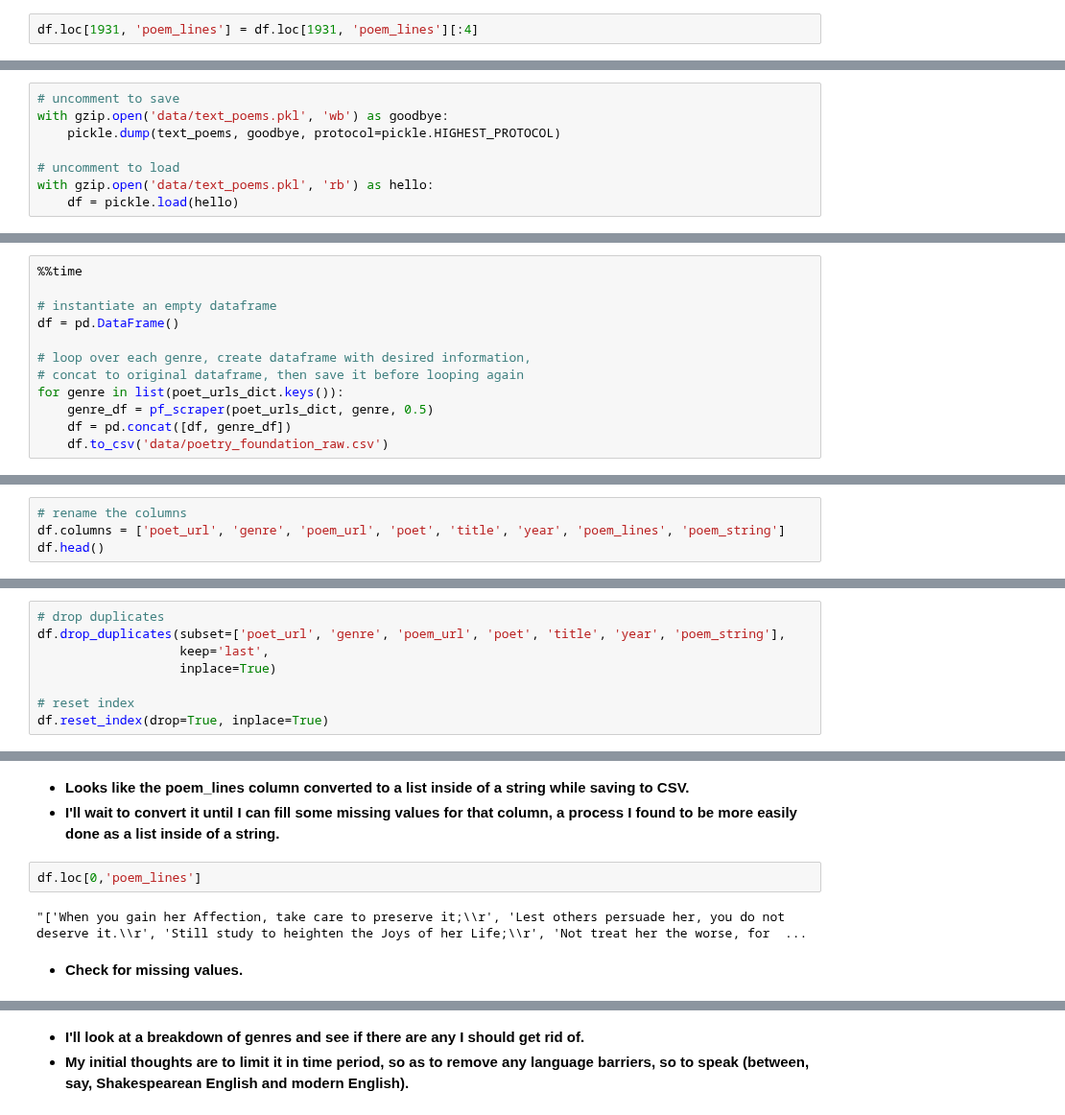
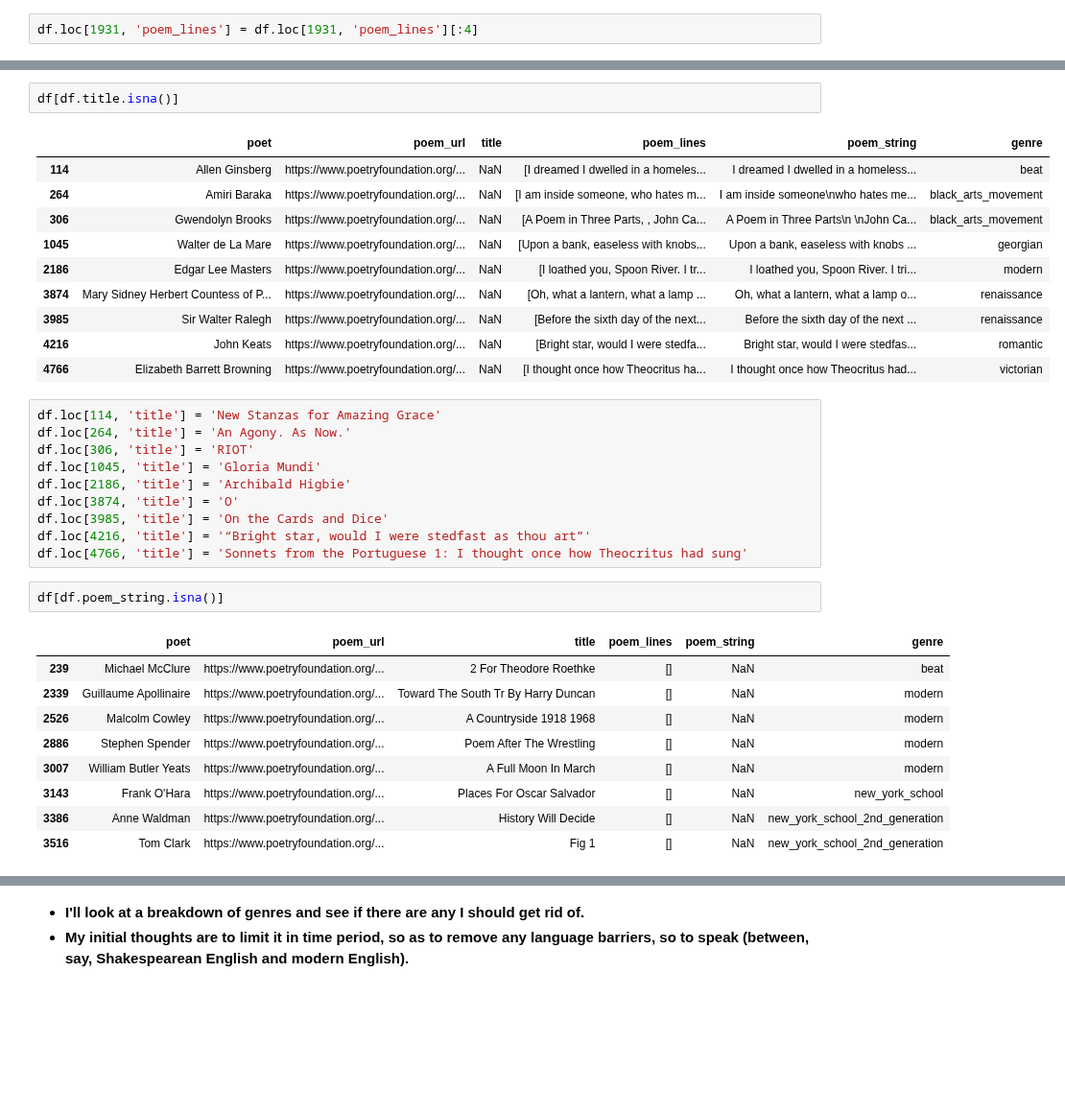
Before and after one commit to p-szymo/poetry_genre_classifier, a Jupyter notebook: 02_data_cleaning.ipynb, the cells around one changed output, grey strips where cells are left out. Shown at 96% size. Drawn from its saved outputs; the diff is of its cells as text; blank space fills up the shorter version.

Commit message:
add rescraper function, drop nans, begin cleanup

```diff
--- a/02_data_cleaning.ipynb
+++ b/02_data_cleaning.ipynb
@@ -1225,8 +406,0 @@ pd.read_csv('data/text_poems.csv', index_col=0)
-# %%
-# uncomment to save
-with gzip.open('data/text_poems.pkl', 'wb') as goodbye:
-    pickle.dump(text_poems, goodbye, protocol=pickle.HIGHEST_PROTOCOL)
-
-# uncomment to load
-with gzip.open('data/text_poems.pkl', 'rb') as hello:
-    df = pickle.load(hello)
@@ -1408,12 +406,0 @@ len(poet_urls_dict['modern'])
-# %%
-%%time
-
-# instantiate an empty dataframe
-df = pd.DataFrame()
-
-# loop over each genre, create dataframe with desired information,
-# concat to original dataframe, then save it before looping again
-for genre in list(poet_urls_dict.keys()):
-    genre_df = pf_scraper(poet_urls_dict, genre, 0.5)
-    df = pd.concat([df, genre_df])
-    df.to_csv('data/poetry_foundation_raw.csv')
@@ -1430,4 +406,0 @@ KeyboardInterrupt:
-# %%
-# rename the columns
-df.columns = ['poet_url', 'genre', 'poem_url', 'poet', 'title', 'year', 'poem_lines', 'poem_string']
-df.head()
@@ -1483,8 +406,0 @@ df.duplicated(subset=['poet_url', 'genre', 'poem_url', 'poet', 'title', 'year',
-# %%
-# drop duplicates
-df.drop_duplicates(subset=['poet_url', 'genre', 'poem_url', 'poet', 'title', 'year', 'poem_string'],
-                   keep='last',
-                   inplace=True)
-
-# reset index
-df.reset_index(drop=True, inplace=True)
@@ -1518,9 +407,35 @@ Name: genre, dtype: int64
-# %% [markdown]
-- **Looks like the poem_lines column converted to a list inside of a string while saving to CSV.**
-- **I'll wait to convert it until I can fill some missing values for that column, a process I found to be more easily done as a list inside of a string.**
-# %%
-df.loc[0,'poem_lines']
-# %% [output]
-"['When you gain her Affection, take care to preserve it;\\r', 'Lest others persuade her, you do not deserve it.\\r', 'Still study to heighten the Joys of her Life;\\r', 'Not treat her the worse, for  ...
-# %% [markdown]
-- **Check for missing values.**
+# %%
+df[df.title.isna()]
+# %% [output]
+|  | poet | poem_url | title | poem_lines | poem_string | genre |
+| 114 | Allen Ginsberg | https://www.poetryfoundation.org/... | NaN | [I dreamed I dwelled in a homeles... | I dreamed I dwelled in a homeless... | beat |
+| 264 | Amiri Baraka | https://www.poetryfoundation.org/... | NaN | [I am inside someone, who hates m... | I am inside someone\nwho hates me... | black_arts_movement |
+| 306 | Gwendolyn Brooks | https://www.poetryfoundation.org/... | NaN | [A Poem in Three Parts, , John Ca... | A Poem in Three Parts\n \nJohn Ca... | black_arts_movement |
+| 1045 | Walter de La Mare | https://www.poetryfoundation.org/... | NaN | [Upon a bank, easeless with knobs... | Upon a bank, easeless with knobs ... | georgian |
+| 2186 | Edgar Lee Masters | https://www.poetryfoundation.org/... | NaN | [I loathed you, Spoon River. I tr... | I loathed you, Spoon River. I tri... | modern |
+| 3874 | Mary Sidney Herbert Countess of P... | https://www.poetryfoundation.org/... | NaN | [Oh, what a lantern, what a lamp ... | Oh, what a lantern, what a lamp o... | renaissance |
+| 3985 | Sir Walter Ralegh | https://www.poetryfoundation.org/... | NaN | [Before the sixth day of the next... | Before the sixth day of the next ... | renaissance |
+| 4216 | John Keats | https://www.poetryfoundation.org/... | NaN | [Bright star, would I were stedfa... | Bright star, would I were stedfas... | romantic |
+| 4766 | Elizabeth Barrett Browning | https://www.poetryfoundation.org/... | NaN | [I thought once how Theocritus ha... | I thought once how Theocritus had... | victorian |
+# %%
+df.loc[114, 'title'] = 'New Stanzas for Amazing Grace'
+df.loc[264, 'title'] = 'An Agony. As Now.'
+df.loc[306, 'title'] = 'RIOT'
+df.loc[1045, 'title'] = 'Gloria Mundi'
+df.loc[2186, 'title'] = 'Archibald Higbie'
+df.loc[3874, 'title'] = 'O'
+df.loc[3985, 'title'] = 'On the Cards and Dice'
+df.loc[4216, 'title'] = '“Bright star, would I were stedfast as thou art”'
+df.loc[4766, 'title'] = 'Sonnets from the Portuguese 1: I thought once how Theocritus had sung'
+# %%
+df[df.poem_string.isna()]
+# %% [output]
+|  | poet | poem_url | title | poem_lines | poem_string | genre |
+| 239 | Michael McClure | https://www.poetryfoundation.org/... | 2 For Theodore Roethke | [] | NaN | beat |
+| 2339 | Guillaume Apollinaire | https://www.poetryfoundation.org/... | Toward The South Tr By Harry Duncan | [] | NaN | modern |
+| 2526 | Malcolm Cowley | https://www.poetryfoundation.org/... | A Countryside 1918 1968 | [] | NaN | modern |
+| 2886 | Stephen Spender | https://www.poetryfoundation.org/... | Poem After The Wrestling | [] | NaN | modern |
+| 3007 | William Butler Yeats | https://www.poetryfoundation.org/... | A Full Moon In March | [] | NaN | modern |
+| 3143 | Frank O'Hara | https://www.poetryfoundation.org/... | Places For Oscar Salvador | [] | NaN | new_york_school |
+| 3386 | Anne Waldman | https://www.poetryfoundation.org/... | History Will Decide | [] | NaN | new_york_school_2nd_generation |
+| 3516 | Tom Clark | https://www.poetryfoundation.org/... | Fig 1 | [] | NaN | new_york_school_2nd_generation |
```
Also changed, not shown: parts of 156 cells of this notebook, 1 other file.
